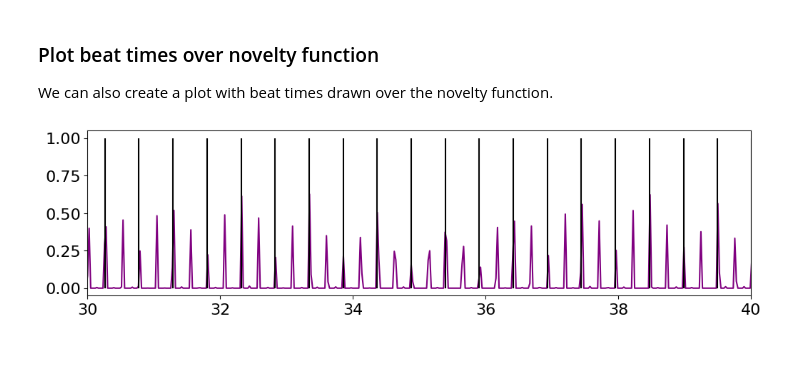
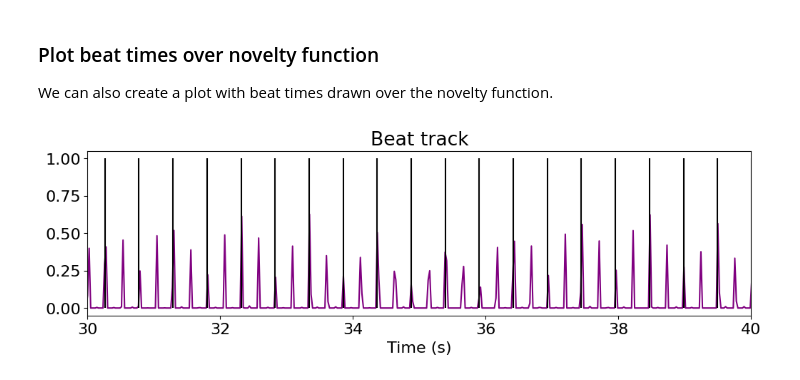
Before and after one commit to lucievomelova/RhythmRecognition, a Jupyter notebook: notebooks/examples/beat_trackers/score.ipynb, the cells around one changed output. Saved outputs shown, nothing was run; the diff lists cells and outputs as text; code cells hidden in the pictures; blank space fills up the shorter version.

```diff
--- a/notebooks/examples/beat_trackers/score.ipynb
+++ b/notebooks/examples/beat_trackers/score.ipynb
@@ -62,8 +62,7 @@ After computing the tempogram and obtaining the most dominant tempo, we can move
 ### Beat time shift
 We can compute the beat time shift. Correct time shift is 0 seconds, but anything close to it (difference smaller than ~10 ms) is not detectable by human ears, so it is still classified as correct.
 # %%
-duration = librosa.get_duration(path=audiofile)
-beat_tracker = score.ScoreBeatTracker(novelty_function, tempo=tempo, duration=duration)
+beat_tracker = score.ScoreBeatTracker(novelty_function, tempo=tempo)
 shift = beat_tracker.get_time_shift()
 print("Time shift:", shift, "seconds.")
 # %% [output]
@@ -89,8 +88,10 @@ We can also create a plot with beat times drawn over the novelty function.
 # %%
 plt.figure(figsize=(12, 3))
 plt.plot(t, novelty_function, 'purple')
 plt.vlines(beat_track, 0, novelty_function.max(), color='black')
 plt.xlim(30, 40)
+plt.xlabel("Time (s)")
+plt.title("Beat track")
 plt.show()
 # %% [output]
-[figure, old version]
+[figure, new version]
```
Also changed, not shown: parts of 1 cell of this notebook, 9 other files.
